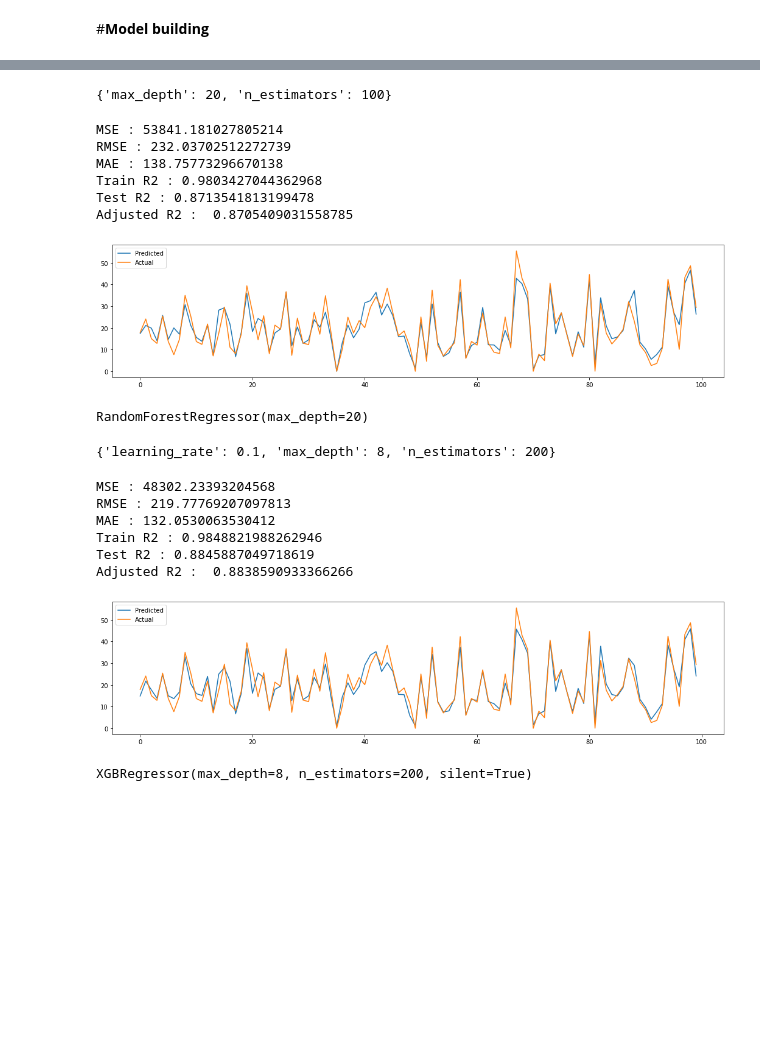
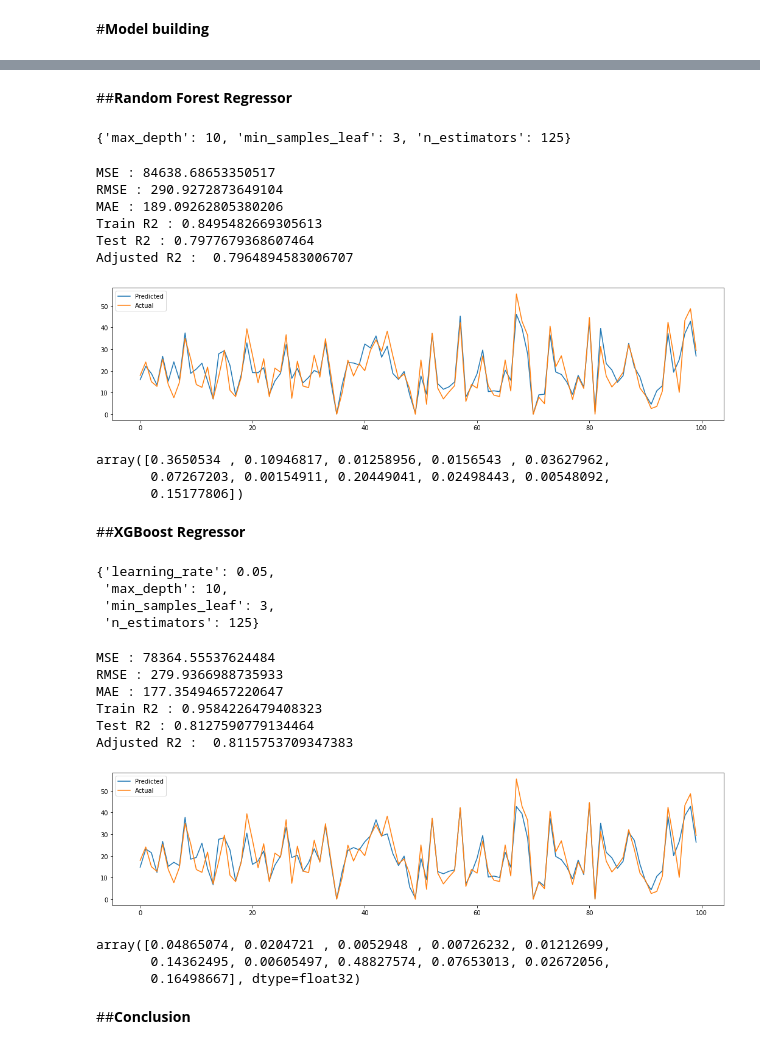
Before and after one commit to s-kp/CapstoneProject-MLRegression, a Jupyter notebook: Bike_Sharing_Demand_Prediction_Capstone_Project.ipynb, the cells around one changed output, grey strips where cells are left out. Cells and saved outputs as stored; diff of their text form; code cells hidden in the pictures; blank space fills up the shorter version.

Commit message:
Conclusion

```diff
--- a/Bike_Sharing_Demand_Prediction_Capstone_Project.ipynb
+++ b/Bike_Sharing_Demand_Prediction_Capstone_Project.ipynb
@@ -334,8 +325,8 @@ calc_vif(df[independent_variables])
 Since Summer and Winter can also be classified on the basis of temperature and we already have that feature present. Even if we drop these features the useful information will not be lost. So lets drop them.
 # %%
 # Summer and Winter are highly correlated with temperature. Hence removing them
-independent_variables = [i for i in df.columns if i not in ['bike_count','Winter','Summer','temp','dew_temp',
-                                                            'weekend','holiday','functioning_day']]
+independent_variables = [i for i in df.columns if i not in ['bike_count','Winter','Summer','dew_temp',
+                                                            'holiday','functioning_day','hour']]
 calc_vif(df[independent_variables])
 # %% [output]
 |  | variables | VIF |
@@ -387,7 +378,7 @@ dataset.head()
 #**Model building**
 # %%
 # Splitting the data into train and test
-scaler = StandardScaler()
+scaler = MinMaxScaler()
 X = scaler.fit_transform(dataset[independent_variables])
 y = np.sqrt(dataset['bike_count'])
 X_train, X_test, y_train, y_test = train_test_split( X,y , test_size = 0.2, random_state = 0)
@@ -436,0 +432,5 @@ array([ 5.15855108, -3.6800019 , -0.6600163 ,  0.54943493, -0.15952181,
+# %%
+# Decision Forest Regressor GridSearch
+grid_values = {'max_depth':np.arange(2,11,2), 'min_samples_leaf':np.arange(3,15,3)}
+dt = GridSearchCV(DecisionTreeRegressor(random_state=0), param_grid = grid_values, scoring = 'neg_mean_squared_error', cv=5)
+dt.fit(X_train, y_train).best_params_
@@ -437,38 +454,53 @@ array([ 5.15855108, -3.6800019 , -0.6600163 ,  0.54943493, -0.15952181,
+# %% [markdown]
+##**Random Forest Regressor**
 # %%
 # Random Forest Regressor GridSearch
-grid_values = {'n_estimators':[50, 100, 200], 'max_depth':[15, 18, 20]}
-rf = GridSearchCV(RandomForestRegressor(), param_grid = grid_values, scoring = 'r2', cv=5)
+grid_values = {'n_estimators':np.arange(25,150,25), 'max_depth':np.arange(2,11,2), 'min_samples_leaf':np.arange(3,15,3)}
+rf = GridSearchCV(RandomForestRegressor(random_state=0), param_grid = grid_values, scoring = 'neg_mean_squared_error', cv=5)
 rf.fit(X_train, y_train).best_params_
 # %% [output]
-{'max_depth': 20, 'n_estimators': 100}
+{'max_depth': 10, 'min_samples_leaf': 3, 'n_estimators': 125}
 # %%
-rf = RandomForestRegressor(max_depth=20, n_estimators=100)
-analyse_model(rf, X_train, X_test, y_train, y_test)
+# Analysing the best model
+rf = RandomForestRegressor(max_depth=10, n_estimators=125, random_state=0,min_samples_leaf=3)
+analyse_model(rf, X_train, X_test, y_train, y_test).feature_importances_
 # %% [output]
-MSE : 53841.181027805214
-RMSE : 232.03702512272739
-MAE : 138.75773296670138
-Train R2 : 0.9803427044362968
-Test R2 : 0.8713541813199478
-Adjusted R2 :  0.8705409031558785
+MSE : 84638.68653350517
+RMSE : 290.9272873649104
+MAE : 189.09262805380206
+Train R2 : 0.8495482669305613
+Test R2 : 0.7977679368607464
+Adjusted R2 :  0.7964894583006707
-[figure, old version]
+[figure, new version]
-RandomForestRegressor(max_depth=20)
+array([0.3650534 , 0.10946817, 0.01258956, 0.0156543 , 0.03627962,
+       0.07267203, 0.00154911, 0.20449041, 0.02498443, 0.00548092,
+       0.15177806])
+# %% [markdown]
+##**XGBoost Regressor**
 # %%
 # XGBoost Regressor GridSearch
-grid_values = {'n_estimators':[50, 100, 200], 'max_depth':[8, 10, 12],'learning_rate':[0.05,0.08,0.1]}
-xgb = GridSearchCV(XGBRegressor(silent=True), param_grid = grid_values, scoring = 'r2', cv=5)
+grid_values = {'n_estimators':np.arange(25,150,25), 'max_depth':np.arange(2,11,2), 'learning_rate':[0.05,0.08,0.1], 'min_samples_leaf':np.arange(3,15,3)}
+xgb = GridSearchCV(XGBRegressor(silent=True, random_state=1), param_grid = grid_values, scoring = 'neg_mean_squared_error', cv=5)
 xgb.fit(X_train, y_train).best_params_
 # %% [output]
-{'learning_rate': 0.1, 'max_depth': 8, 'n_estimators': 200}
+{'learning_rate': 0.05,
+ 'max_depth': 10,
+ 'min_samples_leaf': 3,
+ 'n_estimators': 125}
 # %%
-xgb = XGBRegressor(max_depth=8, n_estimators=200, learning_rate=0.1,silent=True)
-analyse_model(xgb, X_train, X_test, y_train, y_test)
+# Analysing the best model
+xgb = XGBRegressor(max_depth=10, n_estimators=125, learning_rate=0.05, silent=True, random_state=1, min_samples_leaf=3)
+analyse_model(xgb, X_train, X_test, y_train, y_test).feature_importances_
 # %% [output]
-MSE : 48302.23393204568
-RMSE : 219.77769207097813
-MAE : 132.0530063530412
-Train R2 : 0.9848821988262946
-Test R2 : 0.8845887049718619
-Adjusted R2 :  0.8838590933366266
+MSE : 78364.55537624484
+RMSE : 279.9366988735933
+MAE : 177.35494657220647
+Train R2 : 0.9584226479408323
+Test R2 : 0.8127590779134464
+Adjusted R2 :  0.8115753709347383
-[figure, old version]
+[figure, new version]
-XGBRegressor(max_depth=8, n_estimators=200, silent=True)
+array([0.04865074, 0.0204721 , 0.0052948 , 0.00726232, 0.01212699,
+       0.14362495, 0.00605497, 0.48827574, 0.07653013, 0.02672056,
+       0.16498667], dtype=float32)
+# %% [markdown]
+##**Conclusion**
```
Also changed, not shown: parts of 28 cells of this notebook.
